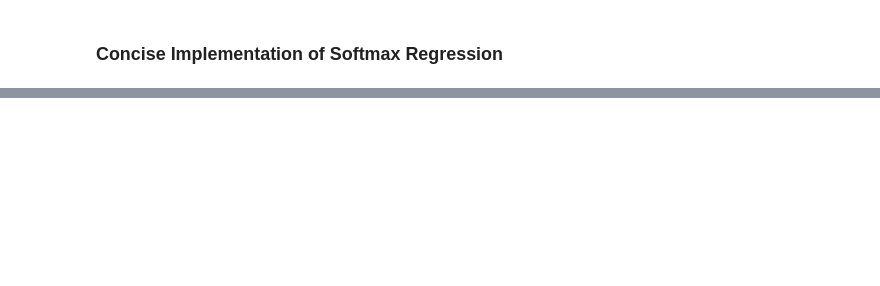
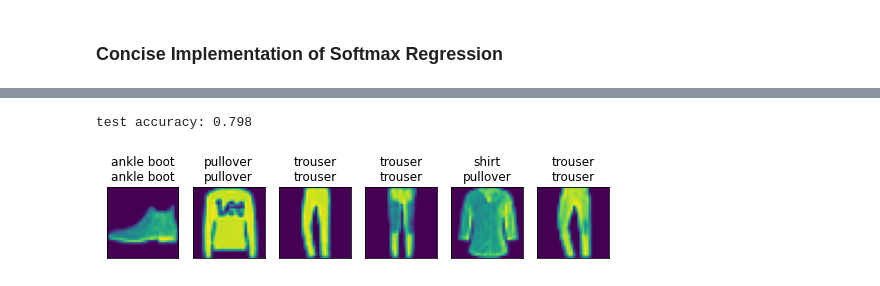
Before and after one commit to ZhaoHongjue/DL_Project, a Jupyter notebook: ch3_linearNN.ipynb, the cells around one changed output, grey strips where cells are left out. Drawn from its saved outputs; the diff is of its cells as text; code cells hidden in the pictures; blank space fills up the shorter version.

```diff
--- a/ch3_linearNN.ipynb
+++ b/ch3_linearNN.ipynb
@@ -178,2 +403,44 @@ LinModel[0].weight.data, LinModel[0].bias.data
 # %% [markdown]
 ### Concise Implementation of Softmax Regression
+# %%
+class SoftmaxRegression(nn.Module):
+    def __init__(self, num_in, num_out):
+        super().__init__()
+        self.l = nn.Linear(num_in, num_out)
+
+    def forward(self, X):
+        X = X.reshape(X.shape[0], -1)
+        return F.softmax(self.l(X), dim = 1)
+
+def predict(model, test_iter, n = 6):
+    X, y = next(iter(test_iter))
+    trues = utils.get_fashion_mnist_labels(y)
+
+    preds = utils.get_fashion_mnist_labels(model(X).argmax(axis = 1))
+    titles = [true +'\n' + pred for true, pred in zip(trues, preds)]
+    utils.show_images(X[0:n].reshape((n, 32, 32)), 1, n, titles=titles[0:n])
+
+epochs = 10
+lr = 0.1
+batch_size = 64
+resize = 32
+
+feature_num = resize ** 2
+label_num = 10
+
+train_iter, test_iter = utils.load_fashion_mnist(batch_size, resize)
+model = SoftmaxRegression(feature_num, label_num)
+loss_fn = nn.CrossEntropyLoss()
+optimizer = torch.optim.SGD(model.parameters(), lr)
+
+metric = utils.Accumulator(3)
+for epoch in range(epochs):
+    metric.reset()
+    for X, y in train_iter:
+        optimizer.zero_grad()
+        y_hat = model(X)
+        loss = loss_fn(y_hat, y)
+        loss.backward()
+        optimizer.step()
+        metric.add(float(loss.sum()), utils.accuracy(y_hat, y), y.numel())
+    print(f'epoch: {epoch}, loss: {metric[0] / metric[2]:.3f}, train accuracy: {metric[1] / metric[2]:.3f}')
@@ -179,0 +458,6 @@ LinModel[0].weight.data, LinModel[0].bias.data
+# %%
+print('test accuracy: {:.3f}'.format(utils.evaluate_accuracy(model, test_iter)))
+predict(model, test_iter)
+# %% [output]
+test accuracy: 0.798
+[figure, added]
```
Also changed, not shown: parts of 26 cells of this notebook.
